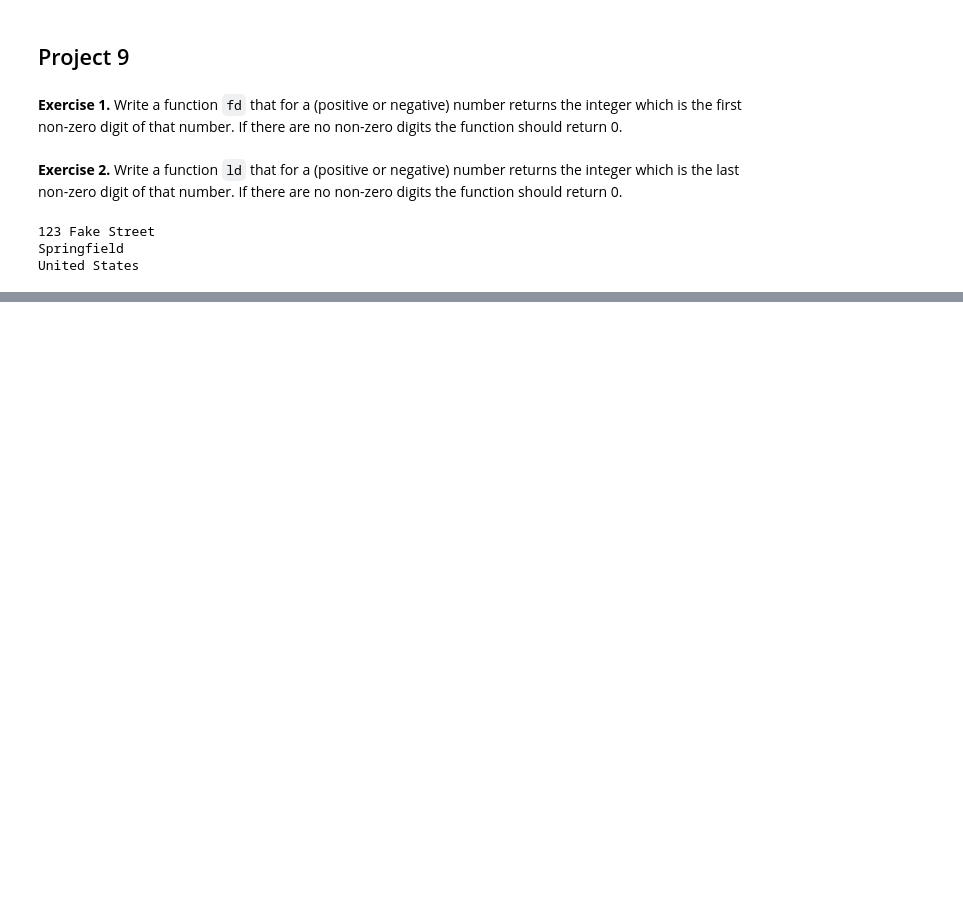
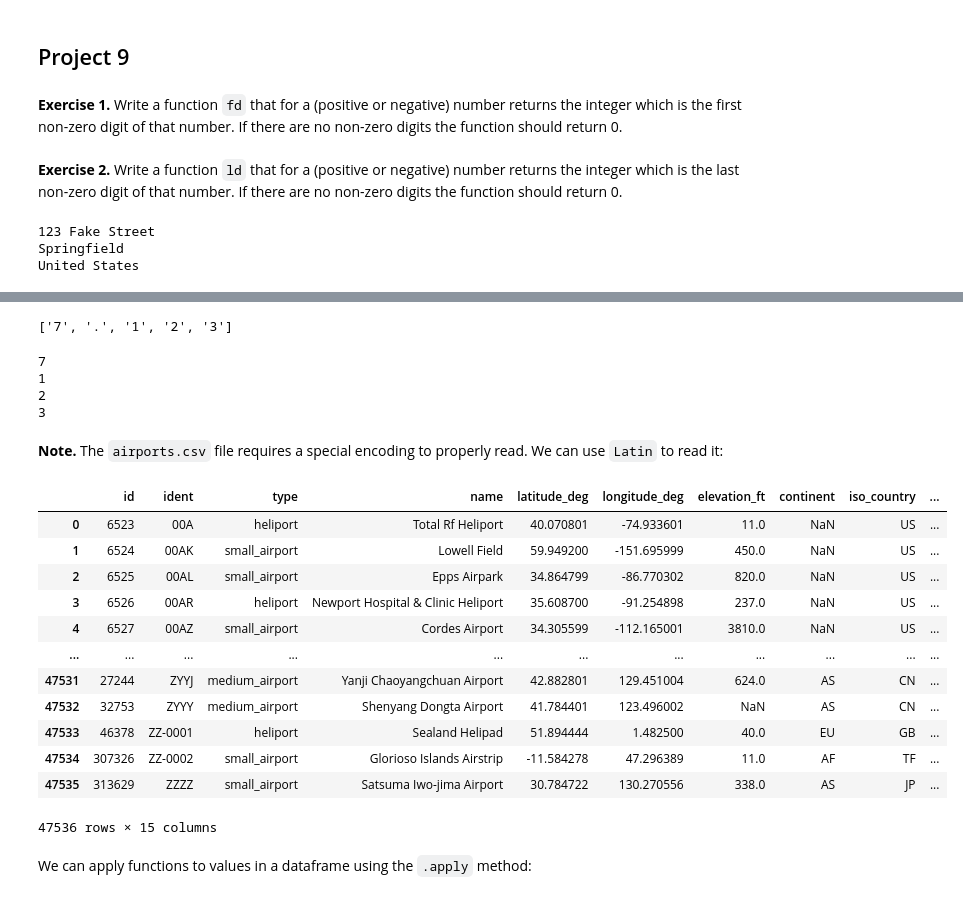
Before and after one commit to jllottes/jllottes.github.io, a Jupyter notebook: _static/weekly_notebooks/week13_notebook.ipynb, the cells around one changed output, grey strips where cells are left out. Cells and saved outputs as stored; diff of their text form; code cells hidden in the pictures; blank space fills up the shorter version.

```diff
--- a/_static/weekly_notebooks/week13_notebook.ipynb
+++ b/_static/weekly_notebooks/week13_notebook.ipynb
@@ -389,0 +390,15 @@ country_densities[['Country Name','2014']].sort_values(by='2014',ascending=False
+# %%
+list(str(7.123))
+# %% [output]
+['7', '.', '1', '2', '3']
+# %%
+for n in list(str(-7.0123)):
+    if not n in '0.-':
+        print(n)
+# %% [output]
+7
+1
+2
+3
+# %% [markdown]
+**Note.** The `airports.csv` file requires a special encoding to properly read. We can use `Latin` to read it:
@@ -389,0 +407,18 @@ country_densities[['Country Name','2014']].sort_values(by='2014',ascending=False
+# %%
+airports_df
+# %% [output]
+|  | id | ident | type | name | latitude_deg | longitude_deg | elevation_ft | continent | iso_country | ... |
+| 0 | 6523 | 00A | heliport | Total Rf Heliport | 40.070801 | -74.933601 | 11.0 | NaN | US | ... |
+| 1 | 6524 | 00AK | small_airport | Lowell Field | 59.949200 | -151.695999 | 450.0 | NaN | US | ... |
+| 2 | 6525 | 00AL | small_airport | Epps Airpark | 34.864799 | -86.770302 | 820.0 | NaN | US | ... |
+| 3 | 6526 | 00AR | heliport | Newport Hospital & Clinic Heliport | 35.608700 | -91.254898 | 237.0 | NaN | US | ... |
+| 4 | 6527 | 00AZ | small_airport | Cordes Airport | 34.305599 | -112.165001 | 3810.0 | NaN | US | ... |
+| ... | ... | ... | ... | ... | ... | ... | ... | ... | ... | ... |
+| 47531 | 27244 | ZYYJ | medium_airport | Yanji Chaoyangchuan Airport | 42.882801 | 129.451004 | 624.0 | AS | CN | ... |
+| 47532 | 32753 | ZYYY | medium_airport | Shenyang Dongta Airport | 41.784401 | 123.496002 | NaN | AS | CN | ... |
+| 47533 | 46378 | ZZ-0001 | heliport | Sealand Helipad | 51.894444 | 1.482500 | 40.0 | EU | GB | ... |
+| 47534 | 307326 | ZZ-0002 | small_airport | Glorioso Islands Airstrip | -11.584278 | 47.296389 | 11.0 | AF | TF | ... |
+| 47535 | 313629 | ZZZZ | small_airport | Satsuma Iwo-jima Airport | 30.784722 | 130.270556 | 338.0 | AS | JP | ... |
+47536 rows × 15 columns
+# %% [markdown]
+We can apply functions to values in a dataframe using the `.apply` method:
```
Also changed, not shown: parts of 42 cells of this notebook, 2 other files.
